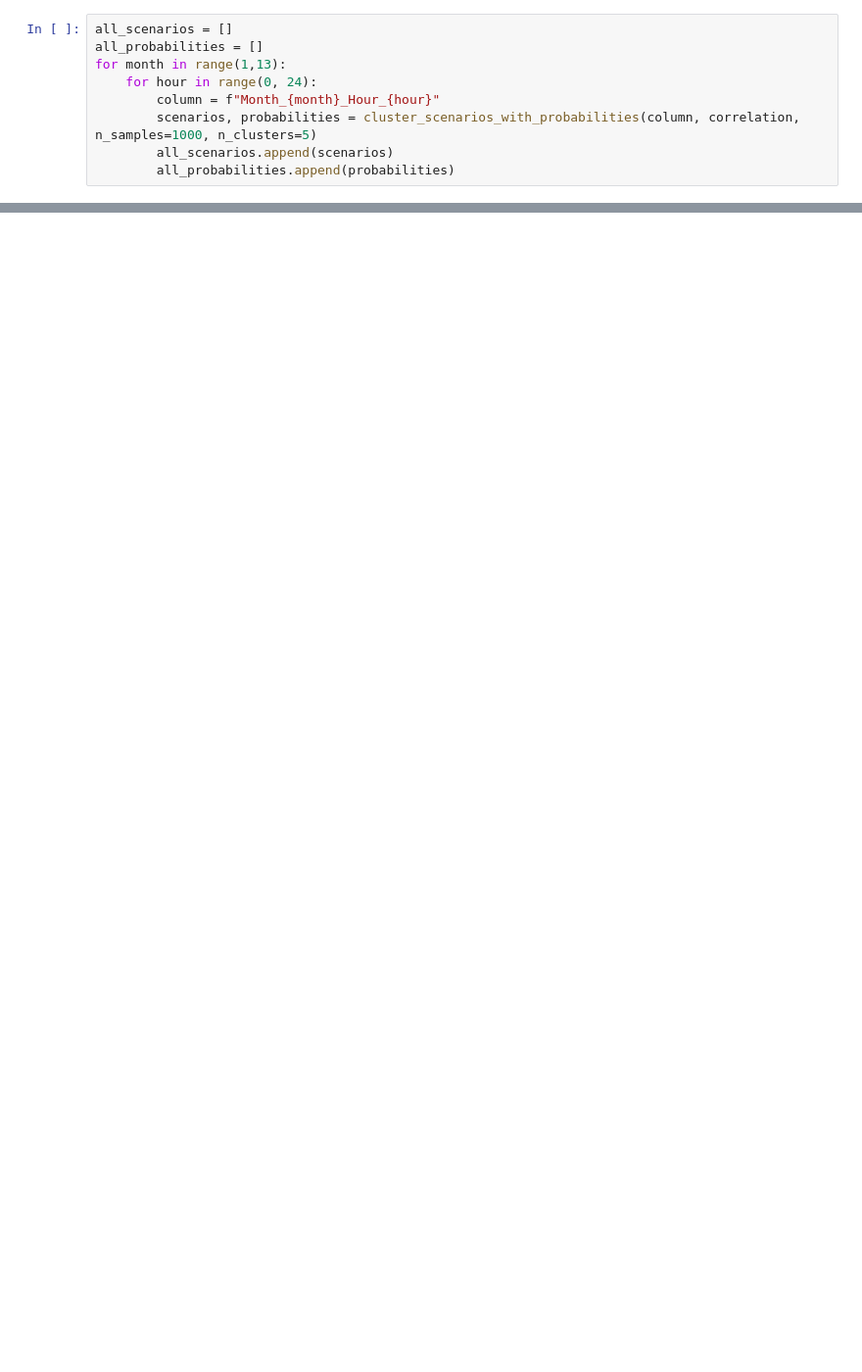
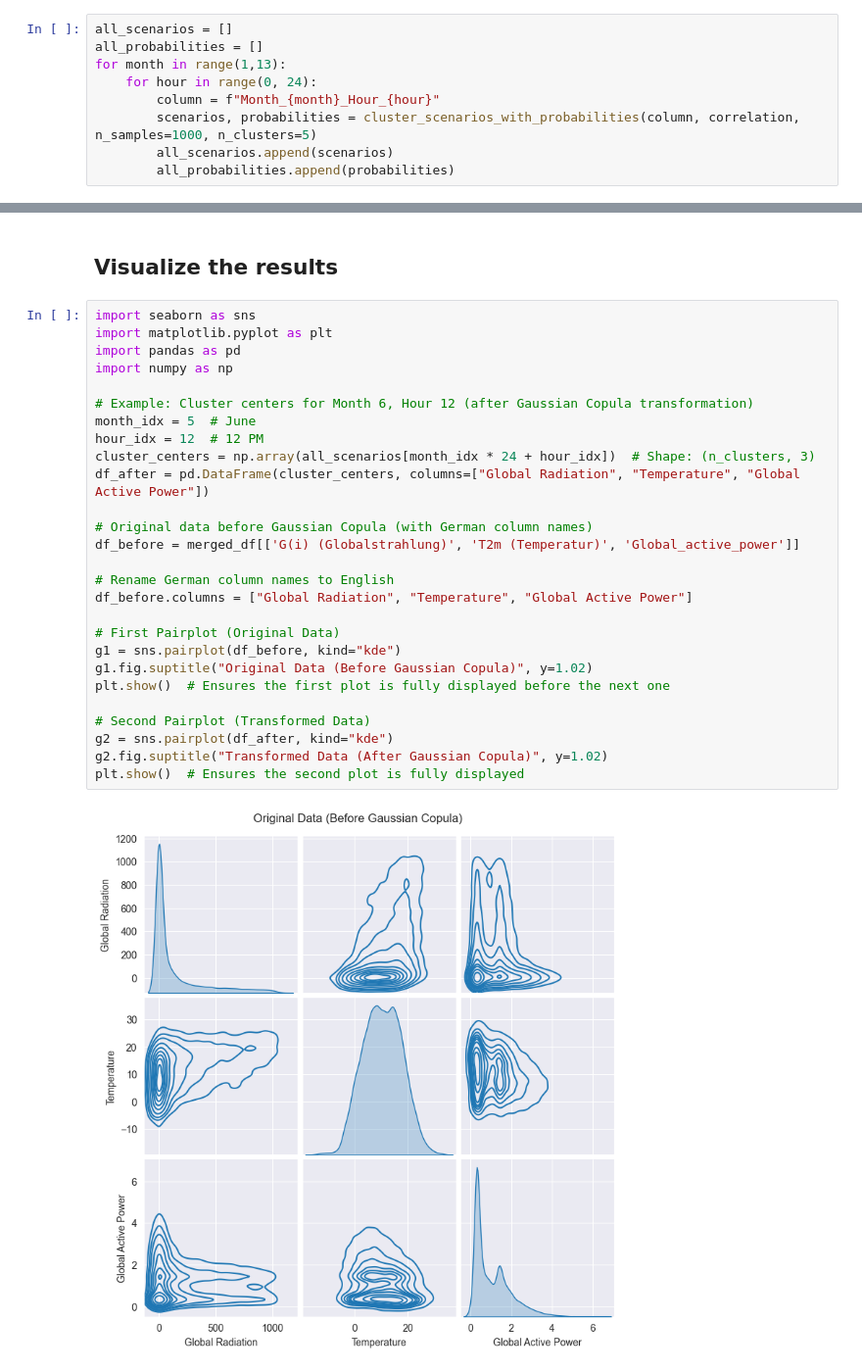
Before and after one commit to czwiessler/AMOProject, a Jupyter notebook: 04_MergeAndCopulas.ipynb, the cells around one changed output, grey strips where cells are left out. Shown at 98% size. Drawn from its saved outputs; the diff is of its cells as text; blank space fills up the shorter version.

```diff
--- a/04_MergeAndCopulas.ipynb
+++ b/04_MergeAndCopulas.ipynb
@@ -296,0 +271,31 @@ len(all_probabilities)
+# %% [markdown]
+## Visualize the results
+# %%
+import seaborn as sns
+import matplotlib.pyplot as plt
+import pandas as pd
+import numpy as np
+
+# Example: Cluster centers for Month 6, Hour 12 (after Gaussian Copula transformation)
+month_idx = 5  # June
+hour_idx = 12  # 12 PM
+cluster_centers = np.array(all_scenarios[month_idx * 24 + hour_idx])  # Shape: (n_clusters, 3)
+df_after = pd.DataFrame(cluster_centers, columns=["Global Radiation", "Temperature", "Global Active Power"])
+
+# Original data before Gaussian Copula (with German column names)
+df_before = merged_df[['G(i) (Globalstrahlung)', 'T2m (Temperatur)', 'Global_active_power']]
+
+# Rename German column names to English
+df_before.columns = ["Global Radiation", "Temperature", "Global Active Power"]
+
+# First Pairplot (Original Data)
+g1 = sns.pairplot(df_before, kind="kde")
+g1.fig.suptitle("Original Data (Before Gaussian Copula)", y=1.02)
+plt.show()  # Ensures the first plot is fully displayed before the next one
+
+# Second Pairplot (Transformed Data)
+g2 = sns.pairplot(df_after, kind="kde")
+g2.fig.suptitle("Transformed Data (After Gaussian Copula)", y=1.02)
+plt.show()  # Ensures the second plot is fully displayed
+# %% [output]
+[figure, added]
```
Also changed, not shown: parts of 15 cells of this notebook, 3 other files.
